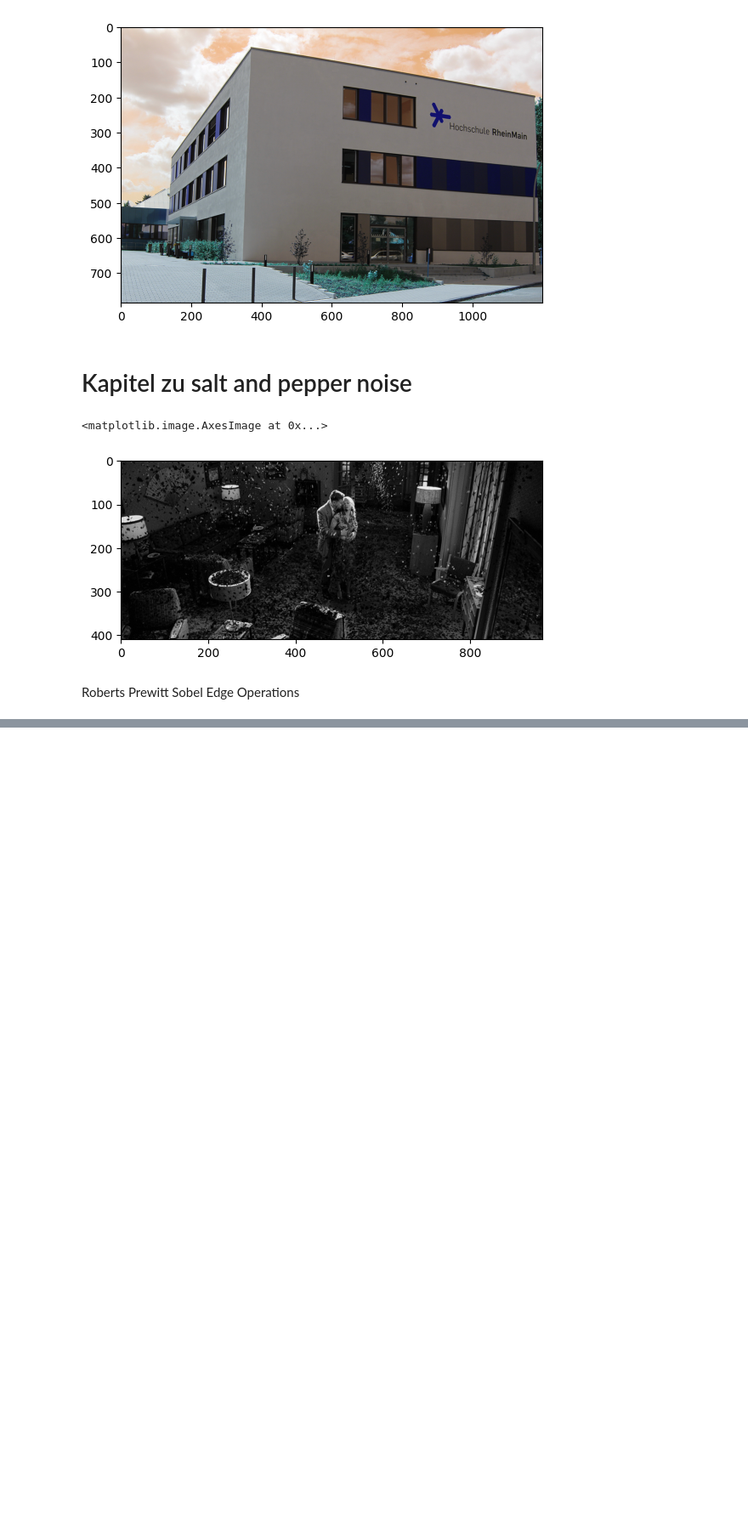
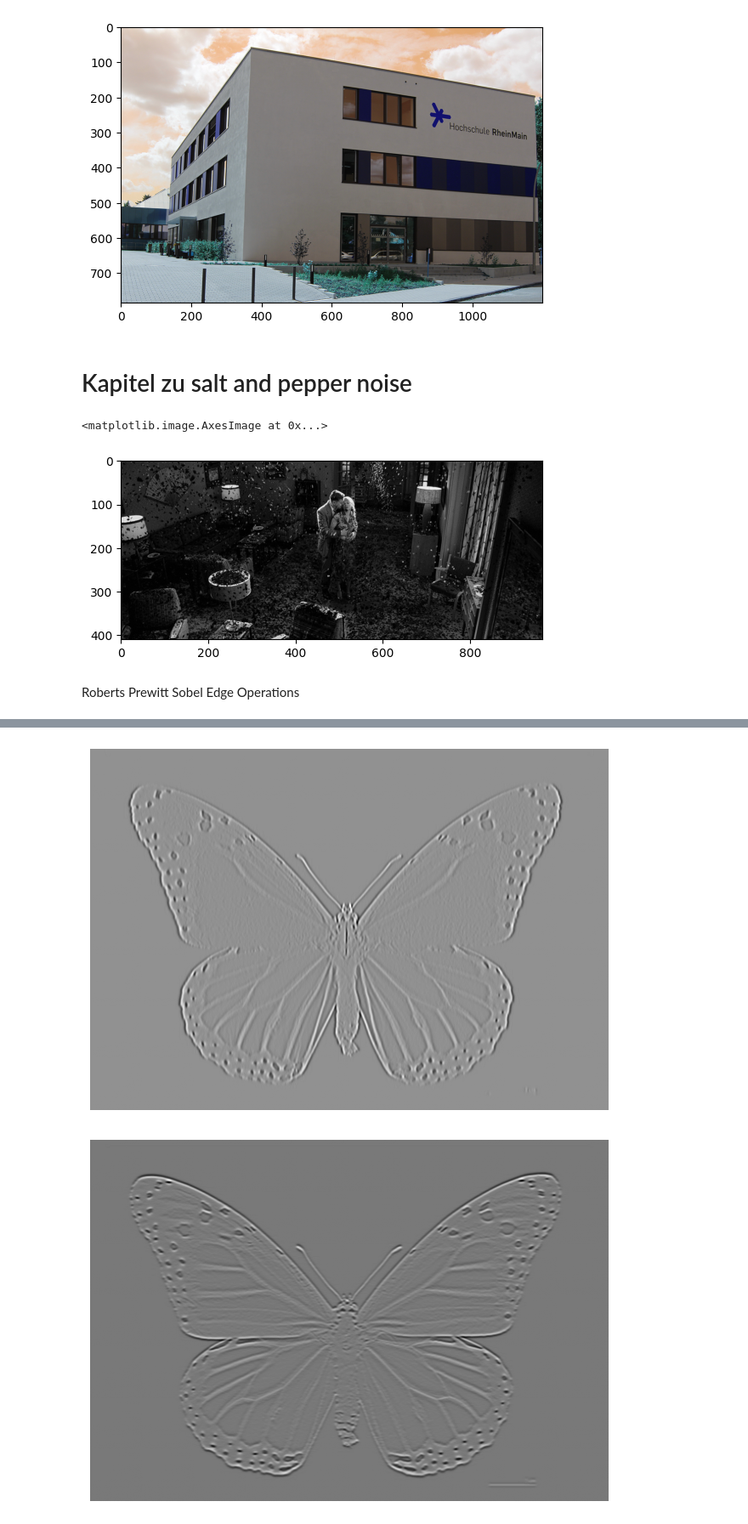
Before and after one commit to BradonjaDev/ISP_notebook_sync, a Jupyter notebook: test.ipynb, the cells around one changed output, grey strips where cells are left out. Shown at 85% size. Cells and saved outputs as stored; diff of their text form; code cells hidden in the pictures; blank space fills up the shorter version.

```diff
--- a/test.ipynb
+++ b/test.ipynb
@@ -73,0 +94,11 @@ plt.show()
+# %%
+Ixx = cv2.Sobel(img_blur, cv2.CV_32F, 2, 0, ksize=3)
+Iyy = cv2.Sobel(img_blur, cv2.CV_32F, 0, 2, ksize=3)
+Ixy = cv2.Sobel(img_blur, cv2.CV_32F, 1, 1, ksize=3)
+
+plt.imshow(to_u8(Ixx), cmap='gray'); plt.axis("off"); plt.tight_layout(); plt.show()
+plt.imshow(to_u8(Iyy), cmap='gray'); plt.axis("off"); plt.tight_layout(); plt.show()
+plt.imshow(to_u8(Ixy), cmap='gray'); plt.axis("off"); plt.tight_layout(); plt.show()
+# %% [output]
+[figure, added]
+[figure, added]
```
Also changed, not shown: parts of 8 cells of this notebook.
